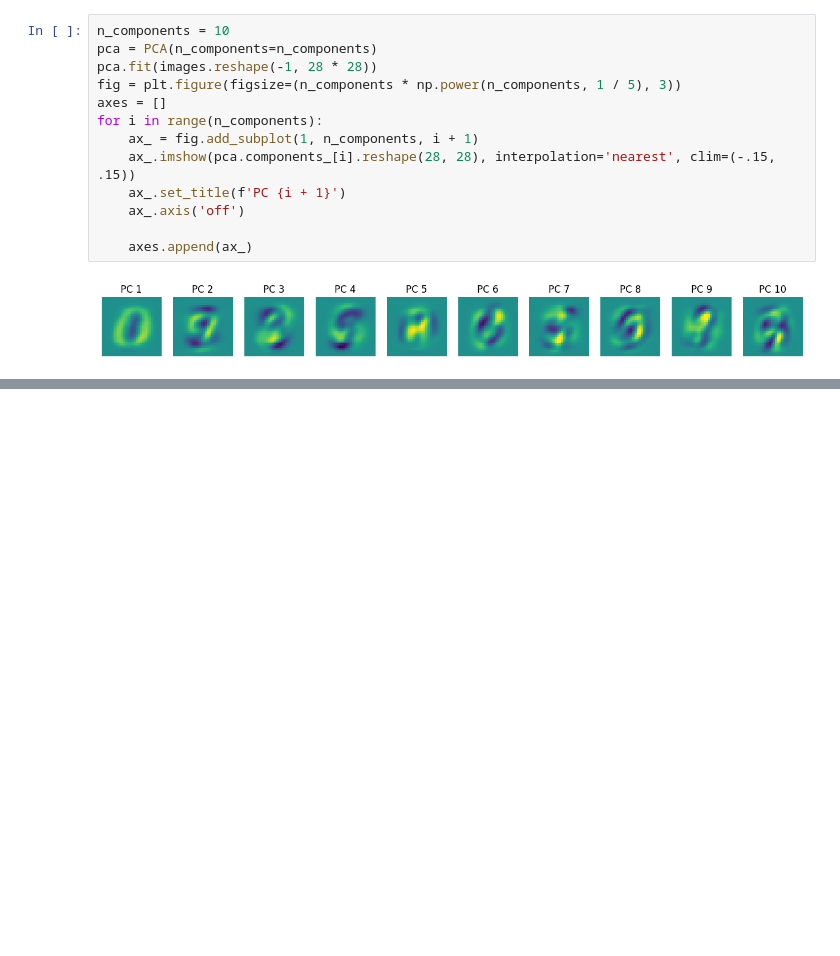
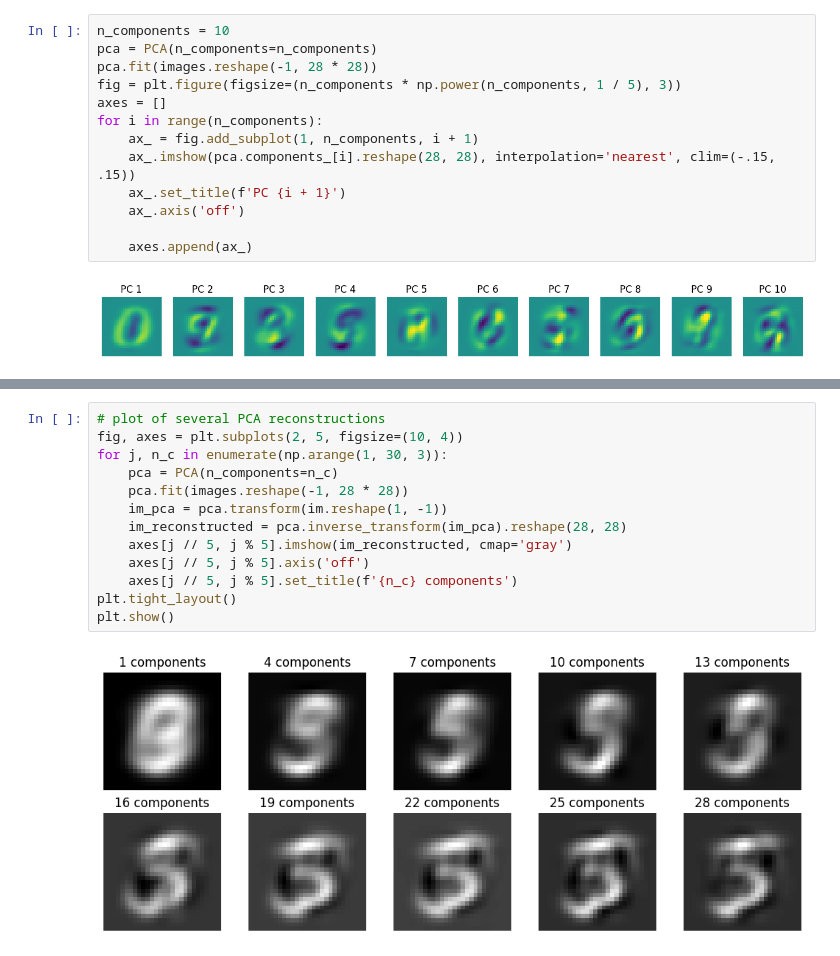
Before and after one commit to vcastin/teaching, a Jupyter notebook: TP_6_bis.ipynb, the cells around one changed output, grey strips where cells are left out. Cells and saved outputs as stored; diff of their text form; blank space fills up the shorter version.

```diff
--- a/TP_6_bis.ipynb
+++ b/TP_6_bis.ipynb
@@ -46,0 +89,15 @@ for i in range(n_components):
+# %%
+# plot of several PCA reconstructions
+fig, axes = plt.subplots(2, 5, figsize=(10, 4))
+for j, n_c in enumerate(np.arange(1, 30, 3)):
+    pca = PCA(n_components=n_c)
+    pca.fit(images.reshape(-1, 28 * 28))
+    im_pca = pca.transform(im.reshape(1, -1))
+    im_reconstructed = pca.inverse_transform(im_pca).reshape(28, 28)
+    axes[j // 5, j % 5].imshow(im_reconstructed, cmap='gray')
+    axes[j // 5, j % 5].axis('off')
+    axes[j // 5, j % 5].set_title(f'{n_c} components')
+plt.tight_layout()
+plt.show()
+# %% [output]
+[figure, added]
```
Also changed, not shown: parts of 9 cells of this notebook, 1 other file.
